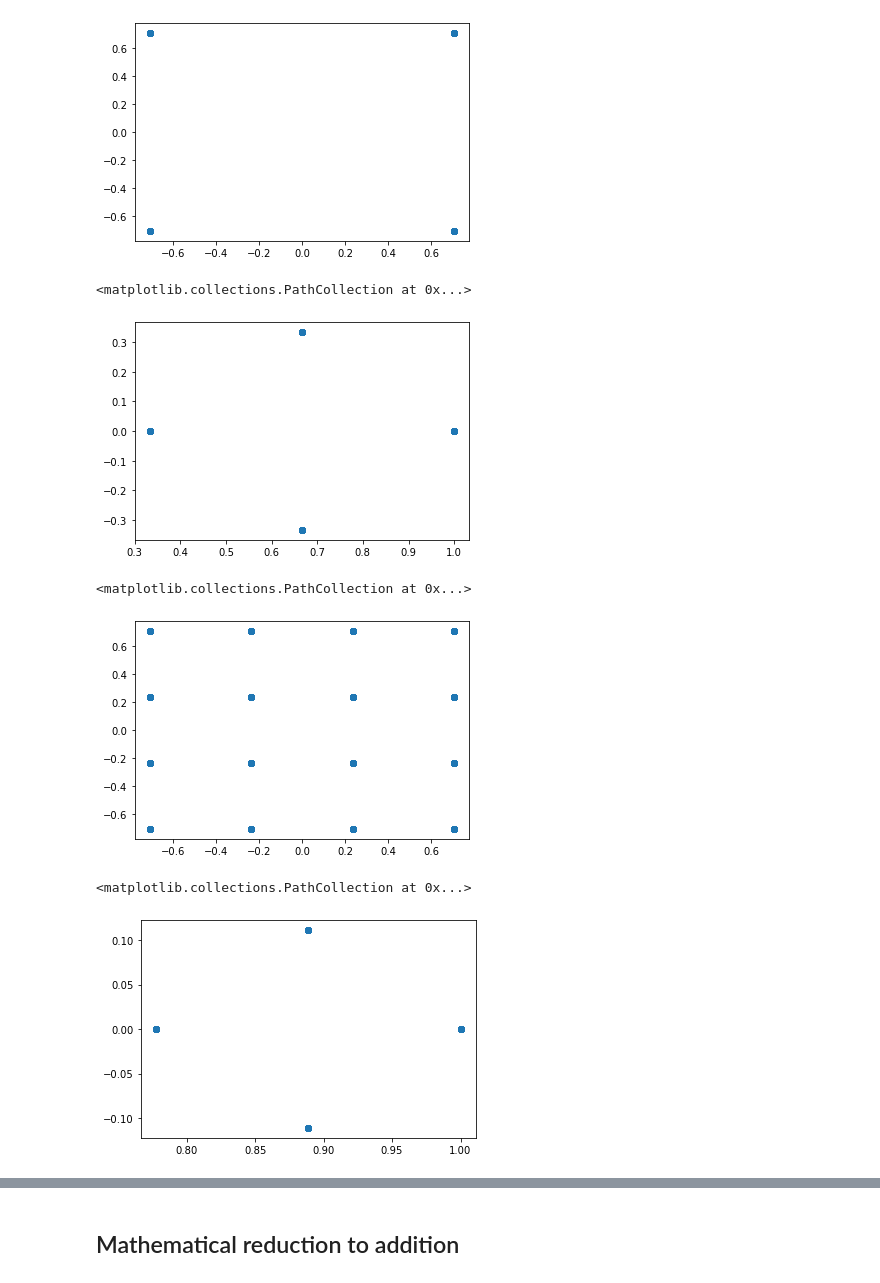
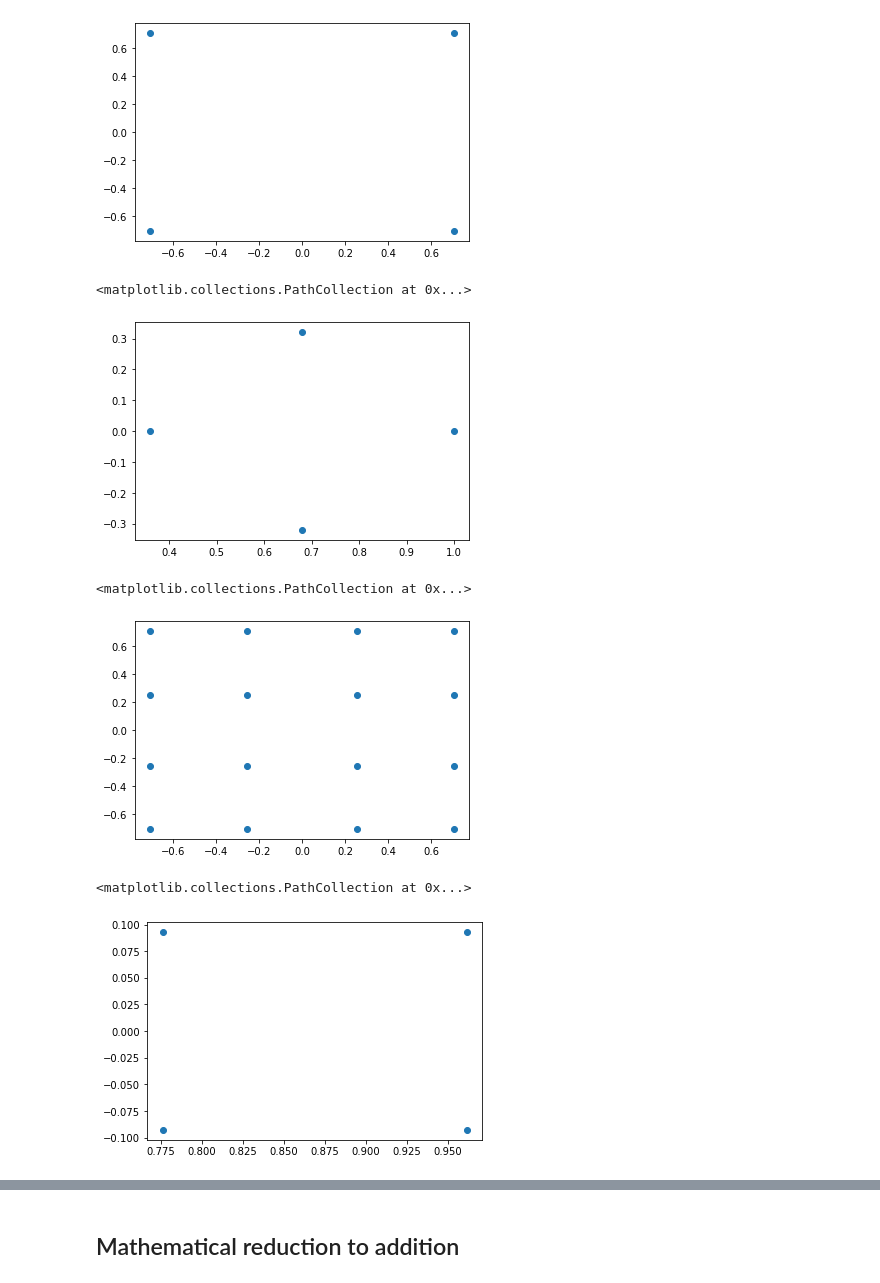
Before and after one commit to frozenhairdryer/Multiple_NOMA, a Jupyter notebook: format_ideas.ipynb, the cells around one changed output, grey strips where cells are left out. Cells and saved outputs as stored; diff of their text form; code cells hidden in the pictures.

```diff
--- a/format_ideas.ipynb
+++ b/format_ideas.ipynb
@@ -8,15 +8,15 @@ rng = np.random.default_rng()
 ### artificial 16-QAM ###
 # %%
 # erster Modulator
-A = np.exp(1j*rng.integers(4, size=1000)*np.pi/2+1j*np.pi/4)
+A = np.exp(1j*np.arange(4)*np.pi/2+1j*np.pi/4)
 plt.scatter(np.real(A),np.imag(A))
 # %% [output]
 <matplotlib.collections.PathCollection at 0x...>
 [figure]
 # %%
 #zweiter Modulator: offset damit neues Symbol in der Nähe des ursprünglichen Symbols liegt
-a=1/3
-B = (1-a) + a*np.exp(1j*np.pi/2*rng.integers(4, size=1000))
+a=np.sqrt(2)/3
+B = (1 + a*np.exp(1j*np.pi/2*np.arange(4)))/(1+a)
 B1 = 2/3 + 1/3*np.exp(1j*np.pi/2*0)
 B2 = 2/3 + 1/3*np.exp(1j*np.pi/2*1)
 B3 = 2/3 + 1/3*np.exp(1j*np.pi/2*2)
@@ -25,10 +25,11 @@ B4 = 2/3 + 1/3*np.exp(1j*np.pi/2*3)
 plt.scatter(np.real(B),np.imag(B))
 # %% [output]
 <matplotlib.collections.PathCollection at 0x...>
-[figure, old version]
+[figure, new version]
 # %%
 #Überlagerung
-C=A*B
+B=np.reshape(np.repeat(B,4),(4,4))
+C=B*A
 plt.scatter(np.real(C),np.imag(C))
 #plt.scatter(np.real(A*B1),np.imag(A*B1),color='r')
 #plt.scatter(np.real(A*B2),np.imag(A*B2),color='b')
@@ -36,13 +37,13 @@ plt.scatter(np.real(C),np.imag(C))
 #plt.scatter(np.real(A*B4),np.imag(A*B4),color='orange')
 # %% [output]
 <matplotlib.collections.PathCollection at 0x...>
-[figure, old version]
+[figure, new version]
 # %%
 # mehr überlagerung
-a=1/9
-Bx = (1-a) + a*np.exp(1j*np.pi/2*rng.integers(4, size=1000))
+a=1/3*np.abs(C[0]-C[1])
+Bx = (1 + a*np.exp(1j*np.pi/2*np.arange(4))*np.exp(1j*np.pi/4))/(1+a)
 #Bx = rng.choice([1,1-a,0.8+1j*0.2,0.8-1j*0.2],1000)
 plt.scatter(np.real(Bx),np.imag(Bx))
 # %% [output]
 <matplotlib.collections.PathCollection at 0x...>
-[figure, old version]
+[figure, new version]
```
Also changed, not shown: parts of 20 cells of this notebook, 2 other files.
